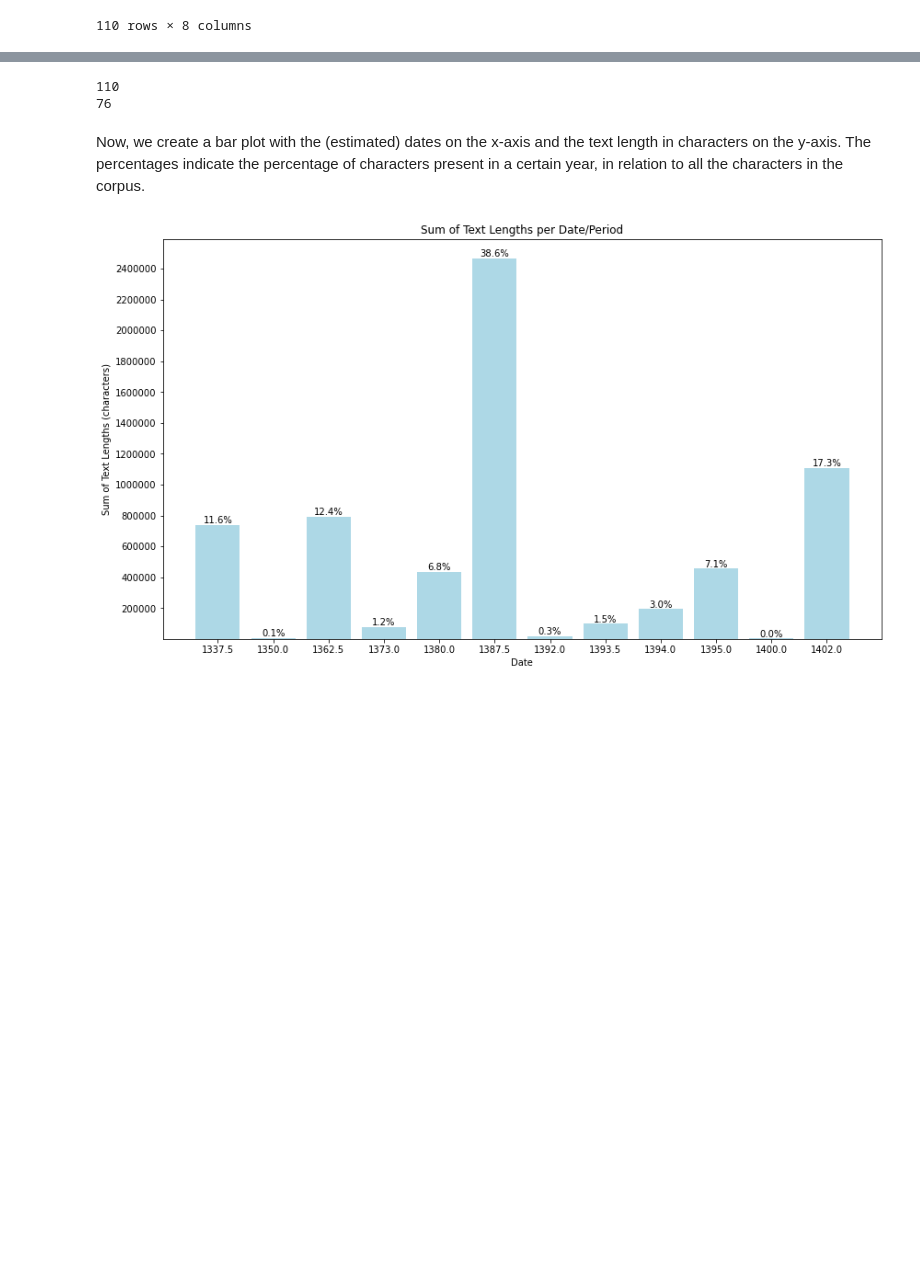
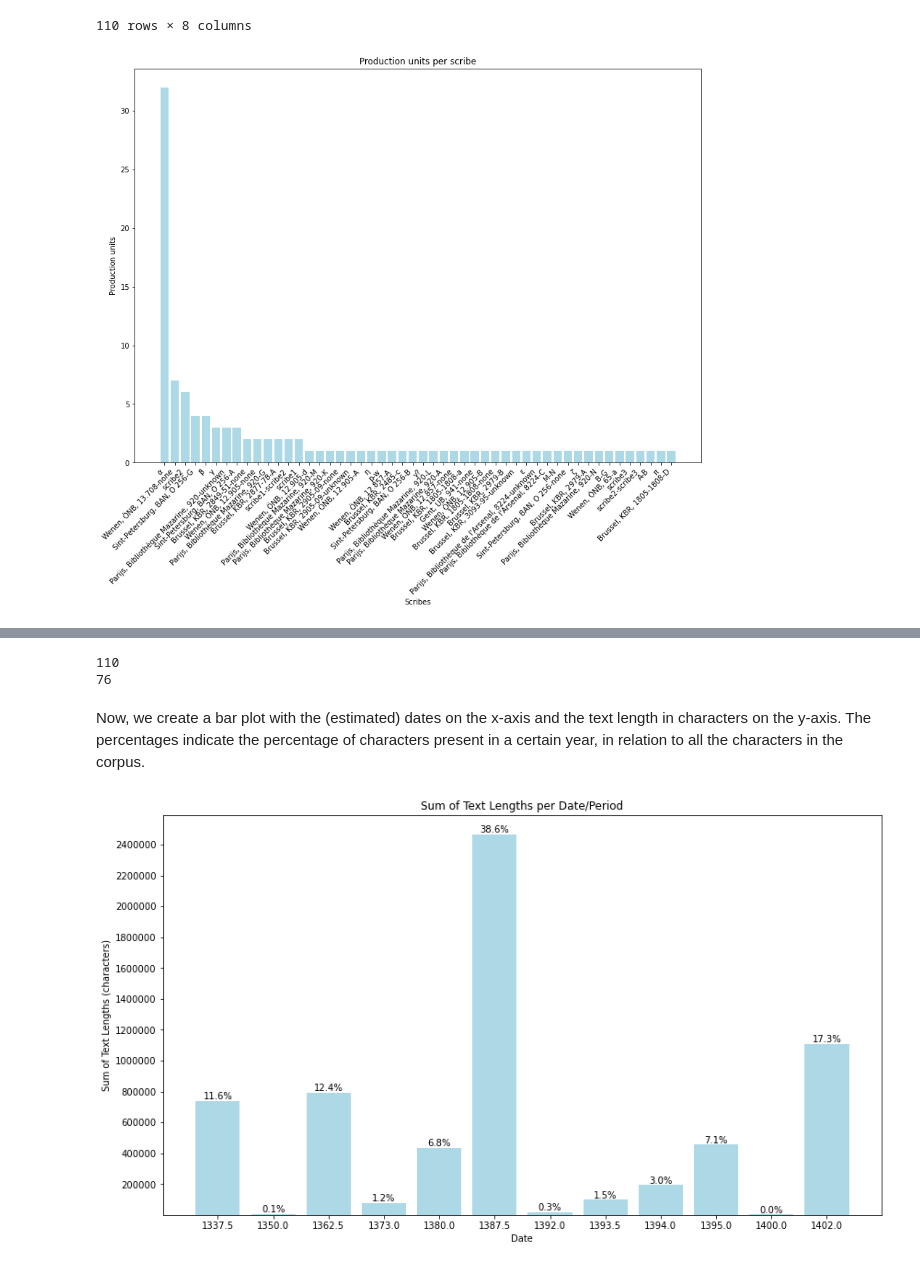
Before and after one commit to Caroline-Vandyck/making-characters-count, a Jupyter notebook: Making Characters Count.ipynb, the cells around one changed output, grey strips where cells are left out. Cells and saved outputs as stored; diff of their text form; code cells hidden in the pictures; blank space fills up the shorter version.

```diff
--- a/Making Characters Count.ipynb
+++ b/Making Characters Count.ipynb
@@ -166,3 +156,25 @@ H
+# %%
+# [TABLE]
+
+# Bar plot with production units per scribe
+
+pu_per_scribe = dict(H['scribe'].value_counts())
+
+plt.figure(figsize=(14, 10))
+
+plt.bar(pu_per_scribe.keys(), pu_per_scribe.values(), color='lightblue')
+
+# adding labels
+plt.xlabel('Scribes')
+plt.ylabel('Production units')
+plt.title('Production units per scribe')
+
+#increase readability
+plt.xticks(rotation=45, ha='right', fontsize=10)
+
+plt.show()
+# %% [output]
+[figure, added]
 # %%
 # If a date is approximated (f.e. 1325-1350), we have to convert it
 # to one year in order to work with it. Accordingly, we calculate
```
Also changed, not shown: parts of 31 cells of this notebook.
